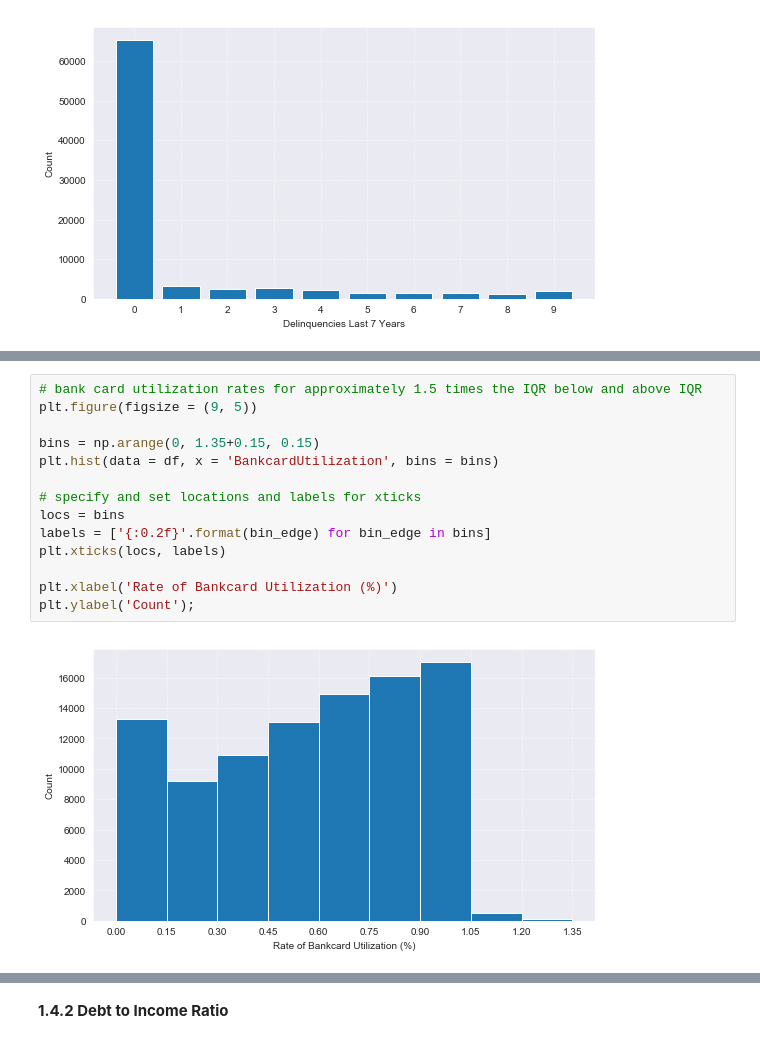
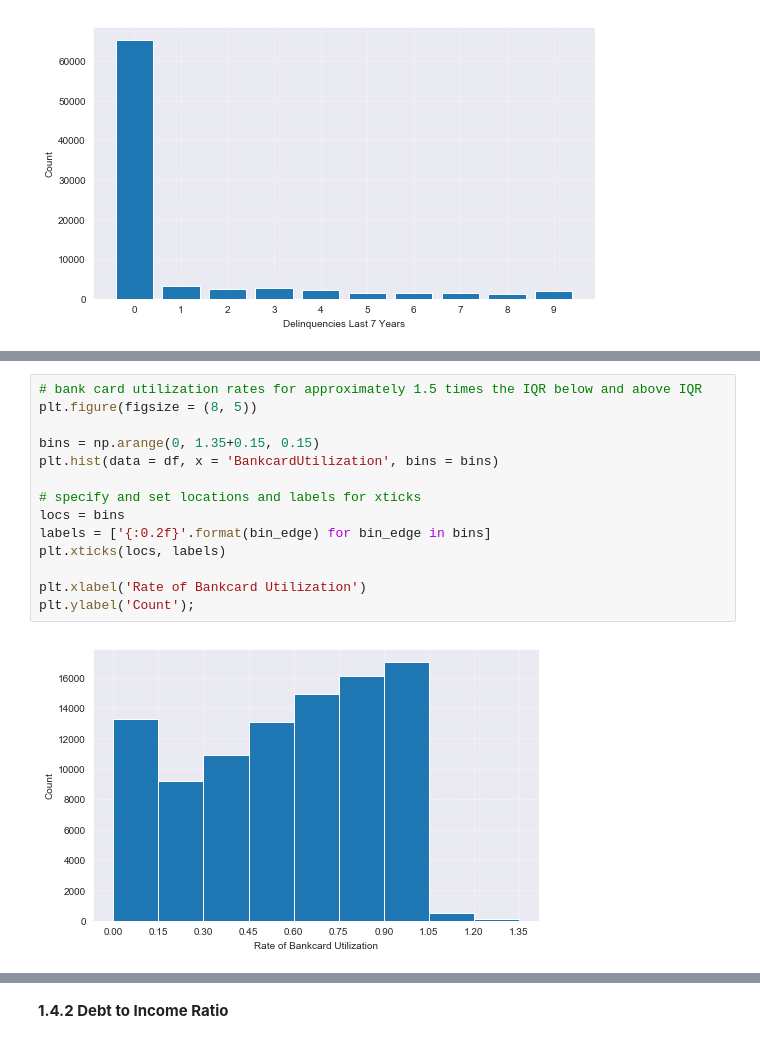
Before and after one commit to jinwanchen/p4-prosper-loan-data-visualization, a Jupyter notebook: part1_exploratory_da.ipynb, the cells around one changed output, grey strips where cells are left out. Saved outputs shown, nothing was run; the diff lists cells and outputs as text.

```diff
--- a/part1_exploratory_da.ipynb
+++ b/part1_exploratory_da.ipynb
@@ -426,16 +535,16 @@ plt.xlabel('Rate of Bankcard Utilization (%)');
 # %%
 # bank card utilization rates for approximately 1.5 times the IQR below and above IQR
-plt.figure(figsize = (9, 5))
+plt.figure(figsize = (8, 5))
 
 bins = np.arange(0, 1.35+0.15, 0.15)
 plt.hist(data = df, x = 'BankcardUtilization', bins = bins)
 
 # specify and set locations and labels for xticks
 locs = bins
 labels = ['{:0.2f}'.format(bin_edge) for bin_edge in bins]
 plt.xticks(locs, labels)
 
-plt.xlabel('Rate of Bankcard Utilization (%)')
+plt.xlabel('Rate of Bankcard Utilization')
 plt.ylabel('Count');
 # %% [output]
-[figure, old version]
+[figure, new version]
```
Also changed, not shown: parts of 41 cells of this notebook.
